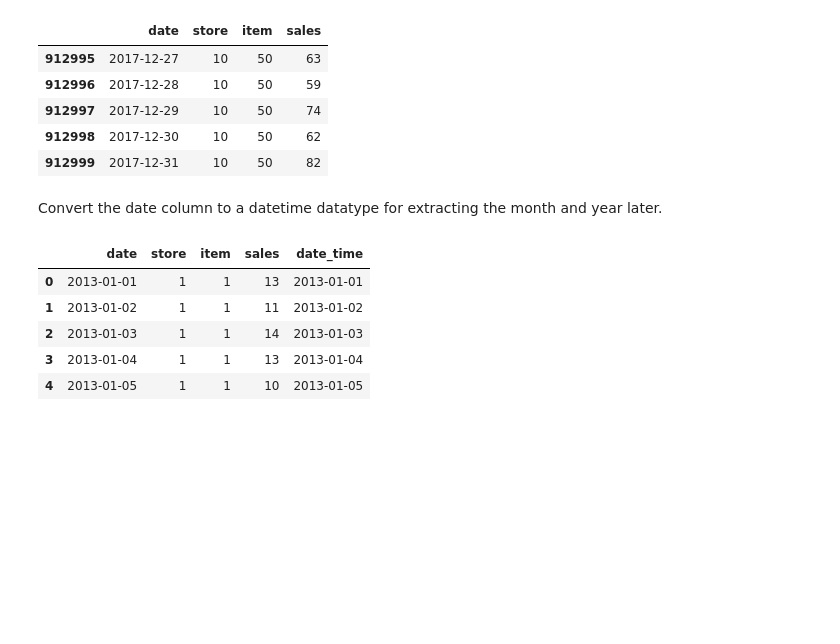
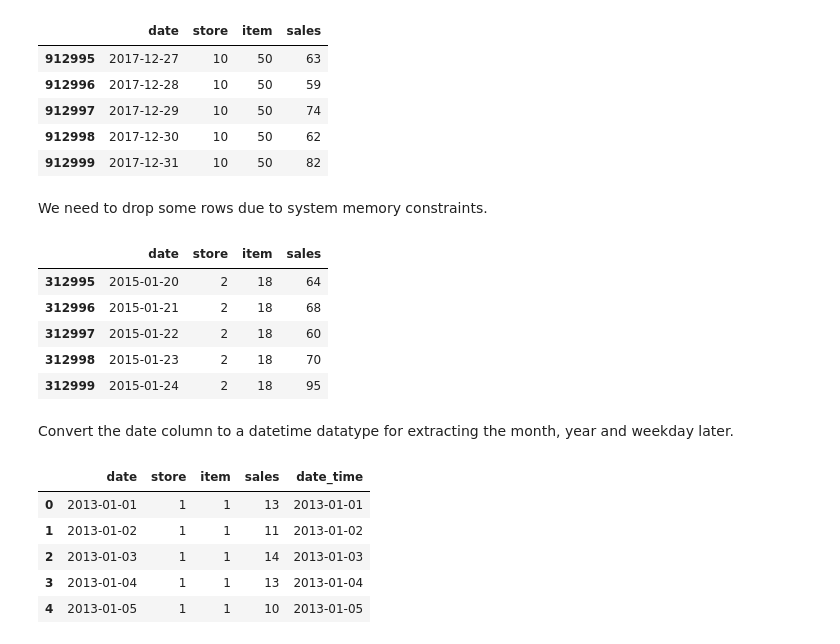
Before and after one commit to etterfred/Thinkful, a Jupyter notebook: 3.1.4 - OLS and KNN model comparison.ipynb, the cells around one changed output. Saved outputs shown, nothing was run; the diff lists cells and outputs as text; code cells hidden in the pictures; blank space fills up the shorter version.

```diff
--- a/3.1.4 - OLS and KNN model comparison.ipynb
+++ b/3.1.4 - OLS and KNN model comparison.ipynb
@@ -40,8 +40,20 @@ df_train.tail()
 | 912997 | 2017-12-29 | 10 | 50 | 74 |
 | 912998 | 2017-12-30 | 10 | 50 | 62 |
 | 912999 | 2017-12-31 | 10 | 50 | 82 |
+# %% [markdown]
+We need to drop some rows due to system memory constraints.
+# %%
+df_train.drop(df_train.tail(600000).index, inplace=True)
+df_train.tail()
+# %% [output]
+|  | date | store | item | sales |
+| 312995 | 2015-01-20 | 2 | 18 | 64 |
+| 312996 | 2015-01-21 | 2 | 18 | 68 |
+| 312997 | 2015-01-22 | 2 | 18 | 60 |
+| 312998 | 2015-01-23 | 2 | 18 | 70 |
+| 312999 | 2015-01-24 | 2 | 18 | 95 |
 # %% [markdown]
-Convert the date column to a datetime datatype for extracting the month and year later.
+Convert the date column to a datetime datatype for extracting the month, year and weekday later.
 # %%
 df_train['date_time'] = pd.to_datetime(df_train['date'])
 df_train.head()
```
Also changed, not shown: parts of 12 cells of this notebook.
